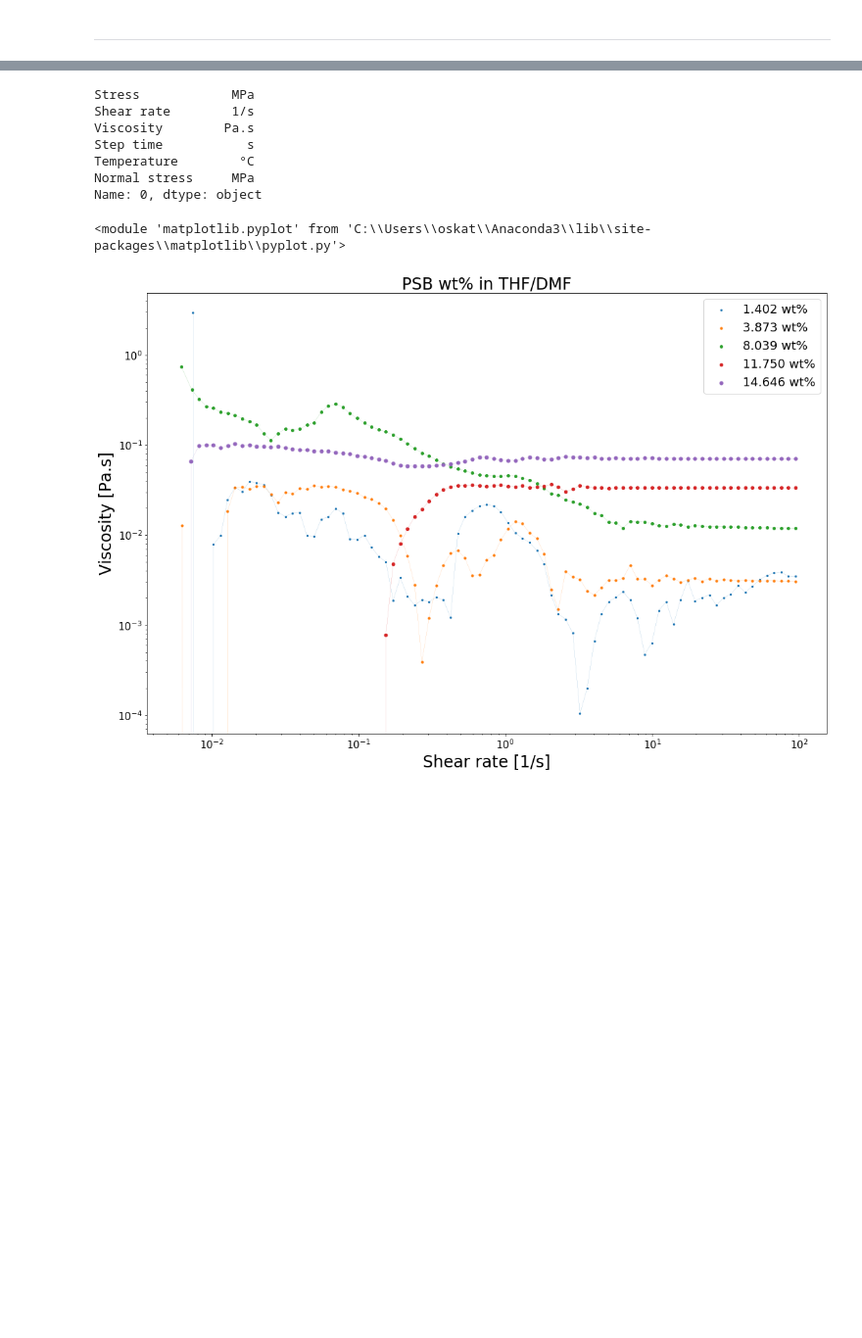
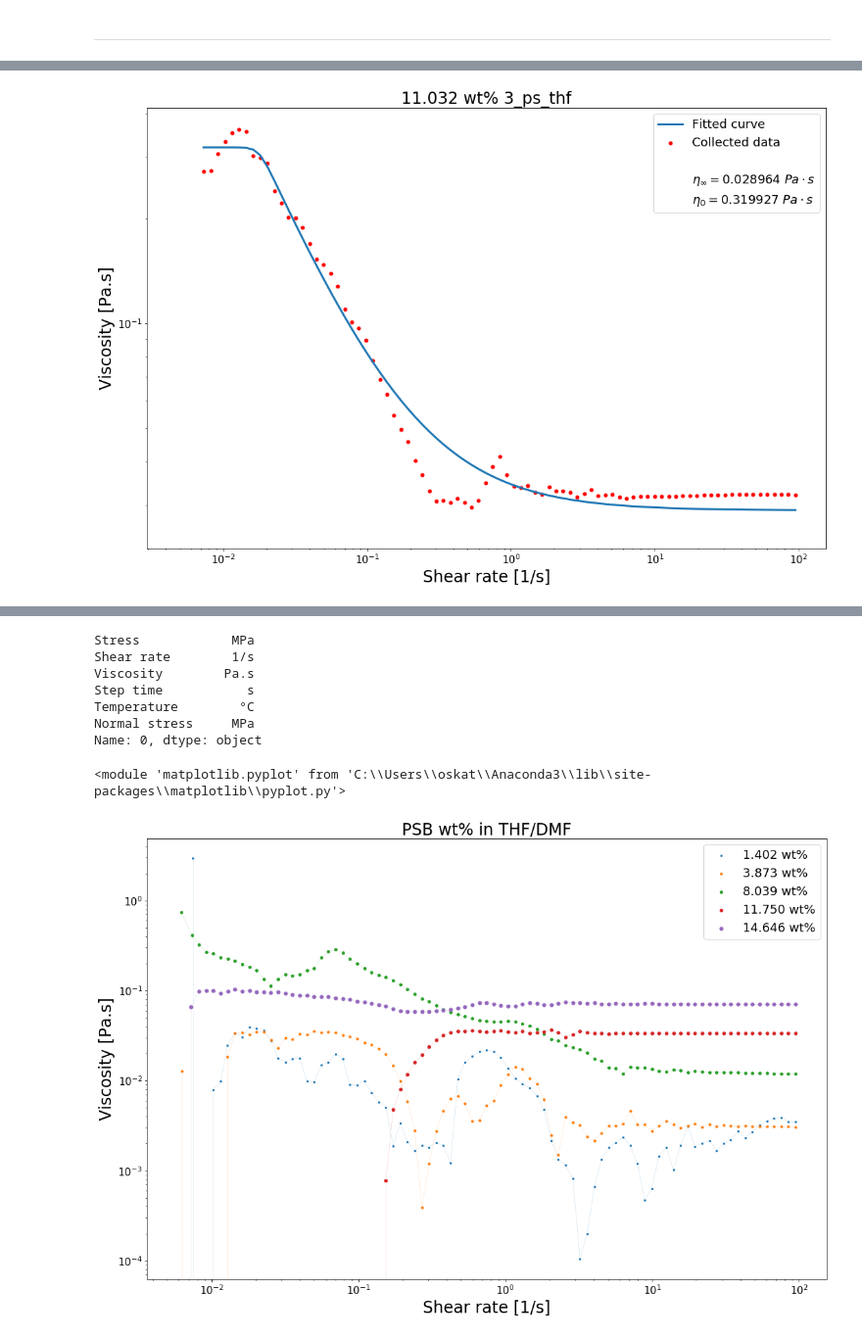
Before and after one commit to KiraSensei13/MNT_ITESM_Thesis, a Jupyter notebook: Viscosity/TRIOSplots.ipynb, the cells around one changed output, grey strips where cells are left out. Shown at 98% size. Drawn from its saved outputs; the diff is of its cells as text; code cells hidden in the pictures; blank space fills up the shorter version.

```diff
--- a/Viscosity/TRIOSplots.ipynb
+++ b/Viscosity/TRIOSplots.ipynb
@@ -199,2 +290,9 @@ Name: 0, dtype: object
 # %% [markdown]
 ---
+# %%
+#fit_GNF_("./csv/oskt 0_ps_thf.csv", "0.258 wt% 0_ps_thf",  9)
+#fit_GNF_("./csv/oskt 1_ps_thf.csv", "4.164 wt% 1_ps_thf", 2)
+#fit_GNF_("./csv/oskt 2_ps_thf.csv", "8.328 wt% 2_ps_thf", 700)
+fit_GNF_("./csv/oskt 3_ps_thf.csv", "11.032 wt% 3_ps_thf",  1)
+#fit_GNF_("./csv/oskt 4_ps_thf.csv", "15.173 wt% 4_ps_thf", 1)
+# %% [output]
@@ -200,0 +300 @@ Name: 0, dtype: object
+[figure, added]
```
Also changed, not shown: parts of 12 cells of this notebook, 12 other files.
